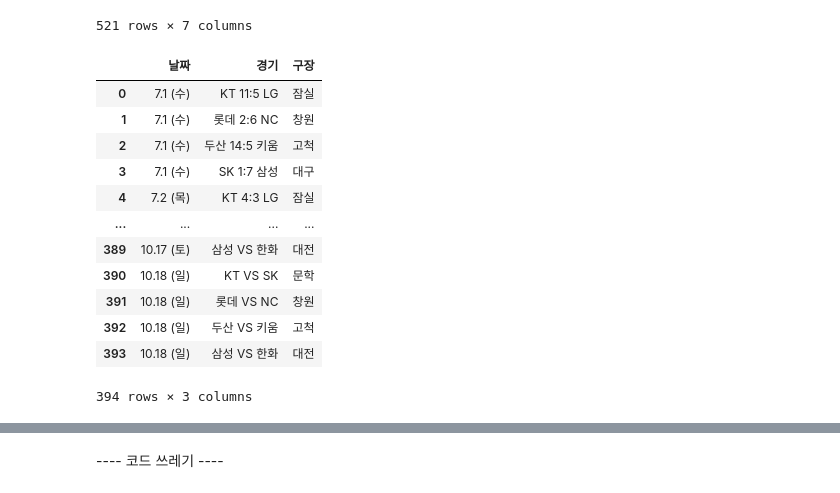
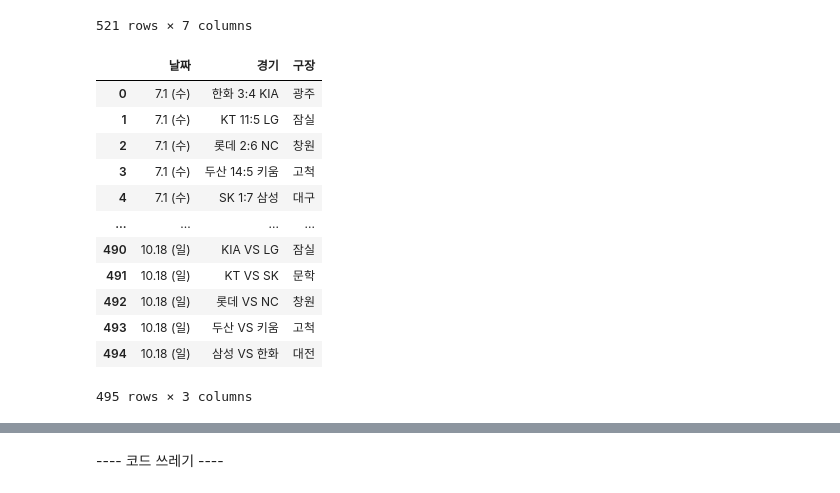
Before and after one commit to cheris8/Baseball_ChilliShrimp, a Jupyter notebook: code/crawling/crawling_KBO_schedule.ipynb, the cells around one changed output, grey strips where cells are left out. Drawn from its saved outputs; the diff is of its cells as text; code cells hidden in the pictures.

```diff
--- a/code/crawling/crawling_KBO_schedule.ipynb
+++ b/code/crawling/crawling_KBO_schedule.ipynb
@@ -185,22 +185,3 @@ df
 | 0 | 10.31 (토) | - | 프로야구 경기가 없습니다. | NaN | NaN | NaN | NaN |
 | 0 | NaN | 야구 홈으로 맨 위로 | NaN | NaN | NaN | NaN | NaN |
 521 rows × 7 columns
-# %%
-df.drop(df.tail(1).index, inplace=True) # 필요없는 행 삭제
-df.drop(['시간', '중계/기록', '중계방송사', '알림받기'], axis=1, inplace=True) # 필요없는 열 삭제
-df.reset_index(drop=True, inplace=True) # 인덱스 리셋
-df
-# %% [output]
-|  | 날짜 | 경기 | 구장 |
-| 0 | 7.1 (수) | KT 11:5 LG | 잠실 |
-| 1 | 7.1 (수) | 롯데 2:6 NC | 창원 |
-| 2 | 7.1 (수) | 두산 14:5 키움 | 고척 |
-| 3 | 7.1 (수) | SK 1:7 삼성 | 대구 |
-| 4 | 7.2 (목) | KT 4:3 LG | 잠실 |
-| ... | ... | ... | ... |
-| 389 | 10.17 (토) | 삼성 VS 한화 | 대전 |
-| 390 | 10.18 (일) | KT VS SK | 문학 |
-| 391 | 10.18 (일) | 롯데 VS NC | 창원 |
-| 392 | 10.18 (일) | 두산 VS 키움 | 고척 |
-| 393 | 10.18 (일) | 삼성 VS 한화 | 대전 |
-394 rows × 3 columns
@@ -207,2 +194,19 @@ df
+# %%
+cdf.reset_index(drop=True, inplace=True) # 인덱스 리셋
+cdf
+# %% [output]
+|  | 날짜 | 경기 | 구장 |
+| 0 | 7.1 (수) | 한화 3:4 KIA | 광주 |
+| 1 | 7.1 (수) | KT 11:5 LG | 잠실 |
+| 2 | 7.1 (수) | 롯데 2:6 NC | 창원 |
+| 3 | 7.1 (수) | 두산 14:5 키움 | 고척 |
+| 4 | 7.1 (수) | SK 1:7 삼성 | 대구 |
+| ... | ... | ... | ... |
+| 490 | 10.18 (일) | KIA VS LG | 잠실 |
+| 491 | 10.18 (일) | KT VS SK | 문학 |
+| 492 | 10.18 (일) | 롯데 VS NC | 창원 |
+| 493 | 10.18 (일) | 두산 VS 키움 | 고척 |
+| 494 | 10.18 (일) | 삼성 VS 한화 | 대전 |
+495 rows × 3 columns
 # %%
 # 연 컬럼 생성
```
Also changed, not shown: parts of 12 cells of this notebook, 1 other file.
